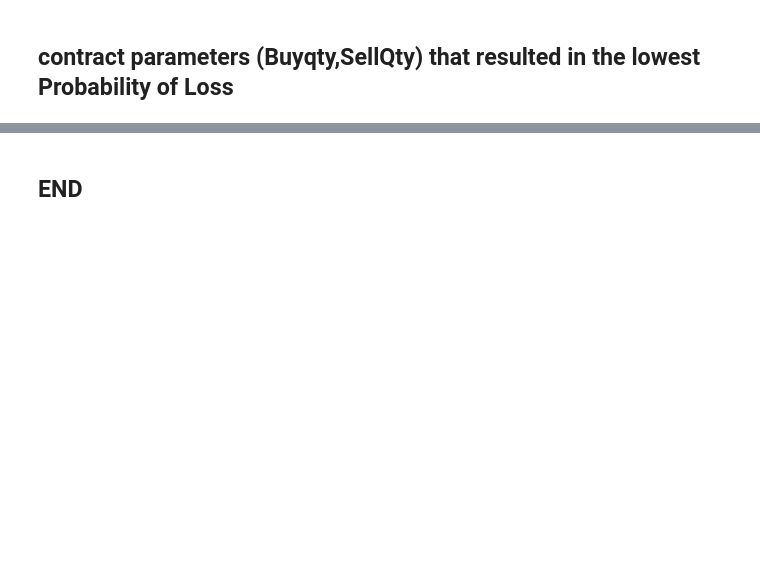
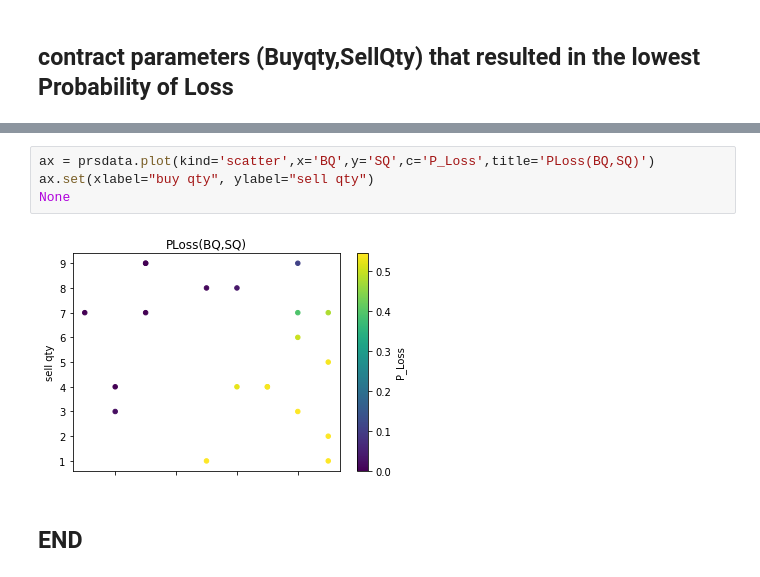
Before and after one commit to a-moscatelli/home, a Jupyter notebook: am-wiki-assets/equityaccumulator/gbm.ipynb, the cells around one changed output, grey strips where cells are left out. Cells and saved outputs as stored; diff of their text form; blank space fills up the shorter version.

Commit message:
2d-scatter

```diff
--- a/am-wiki-assets/equityaccumulator/gbm.ipynb
+++ b/am-wiki-assets/equityaccumulator/gbm.ipynb
@@ -540,2 +503,8 @@ plt.show()
+# %%
+ax = prsdata.plot(kind='scatter',x='BQ',y='SQ',c='P_Loss',title='PLoss(BQ,SQ)')
+ax.set(xlabel="buy qty", ylabel="sell qty")
+None
+# %% [output]
+[figure, added]
 # %% [markdown]
 ## END
```
Also changed, not shown: parts of 7 cells of this notebook, 5 other files.
